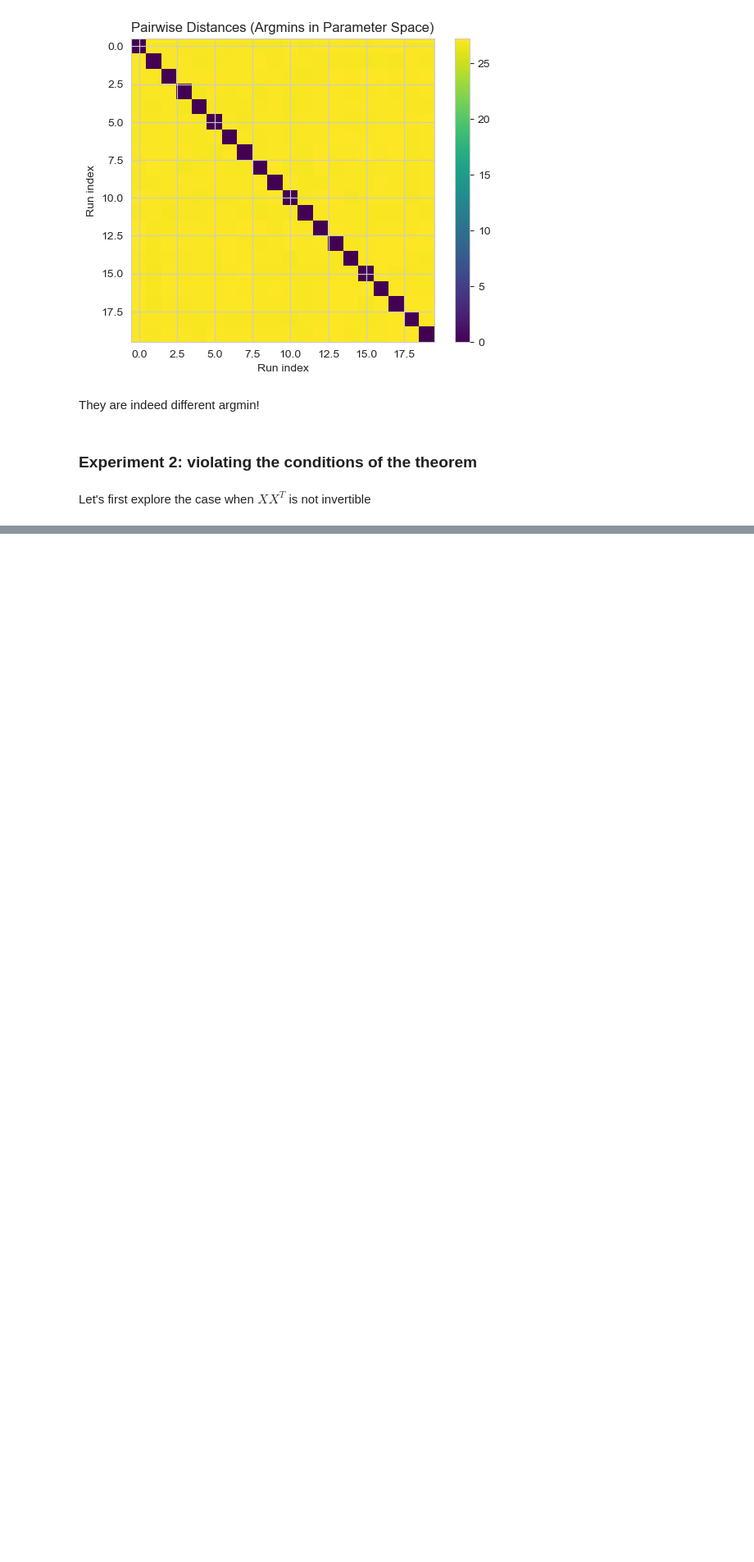
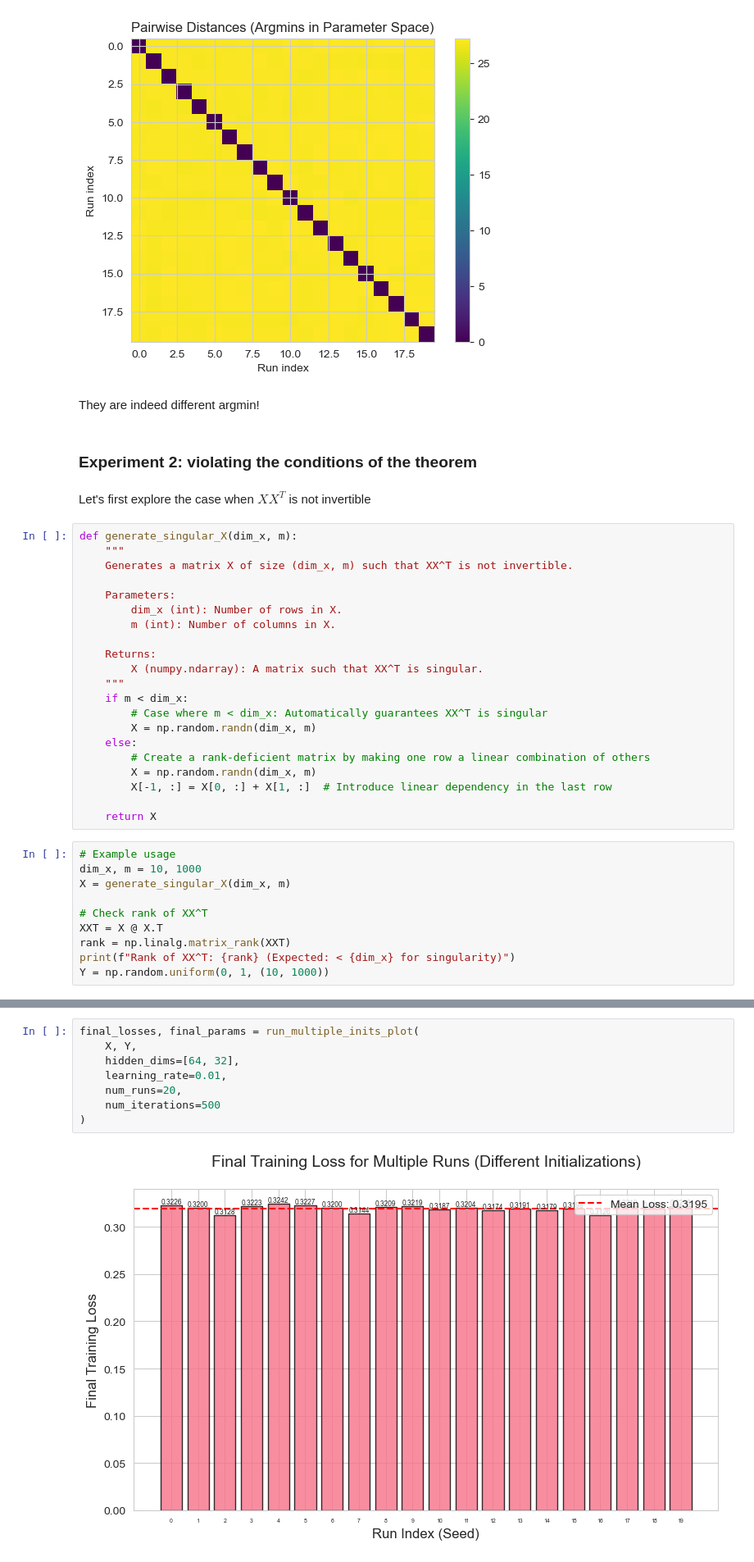
Before and after one commit to PabloHueso/No-Poor-Local-Minima, a Jupyter notebook: Experiments/LinearNetworkExperiments.ipynb, the cells around one changed output, grey strips where cells are left out. Shown at 82% size. Drawn from its saved outputs; the diff is of its cells as text; blank space fills up the shorter version.

Commit message:
XXT not invertible

```diff
--- a/Experiments/LinearNetworkExperiments.ipynb
+++ b/Experiments/LinearNetworkExperiments.ipynb
@@ -373,3 +373,34 @@ They are indeed different argmin!
 ### Experiment 2: violating the conditions of the theorem
 # %% [markdown]
 Let's first explore the case when $XX^T$ is not invertible
+# %%
+def generate_singular_X(dim_x, m):
+    """
+    Generates a matrix X of size (dim_x, m) such that XX^T is not invertible.
+
+    Parameters:
+        dim_x (int): Number of rows in X.
+        m (int): Number of columns in X.
+
+    Returns:
+        X (numpy.ndarray): A matrix such that XX^T is singular.
+    """
+    if m < dim_x:
+        # Case where m < dim_x: Automatically guarantees XX^T is singular
+        X = np.random.randn(dim_x, m)
+    else:
+        # Create a rank-deficient matrix by making one row a linear combination of others
+        X = np.random.randn(dim_x, m)
+        X[-1, :] = X[0, :] + X[1, :]  # Introduce linear dependency in the last row
+
+    return X
+# %%
+# Example usage
+dim_x, m = 10, 1000
+X = generate_singular_X(dim_x, m)
+
+# Check rank of XX^T
+XXT = X @ X.T
+rank = np.linalg.matrix_rank(XXT)
+print(f"Rank of XX^T: {rank} (Expected: < {dim_x} for singularity)")
+Y = np.random.uniform(0, 1, (10, 1000))
@@ -375,0 +409,10 @@ Let's first explore the case when $XX^T$ is not invertible
+# %%
+final_losses, final_params = run_multiple_inits_plot(
+    X, Y,
+    hidden_dims=[64, 32],
+    learning_rate=0.01,
+    num_runs=20,
+    num_iterations=500
+)
+# %% [output]
+[figure, added]
```
Also changed, not shown: parts of 3 cells of this notebook.
